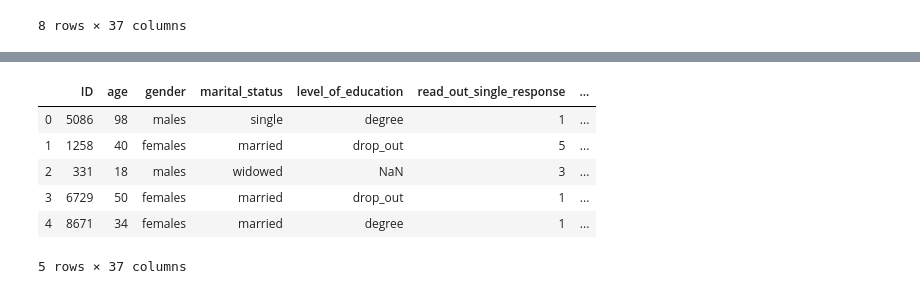
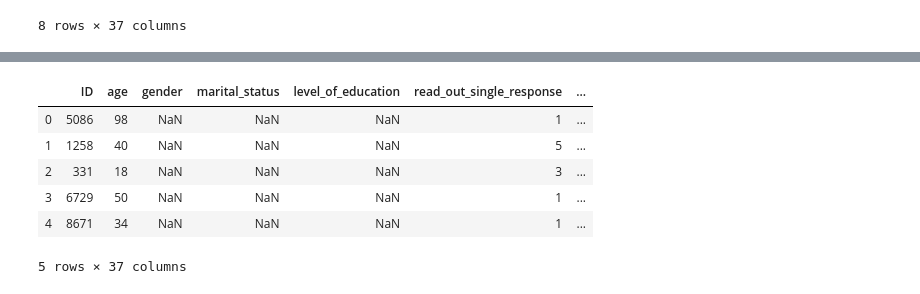
Before and after one commit to phethi10/FINANCIAL-SERVICES-USE-IN-TANZANIA, a Jupyter notebook: Untitled.ipynb, the cells around one changed output, grey strips where cells are left out. Saved outputs shown, nothing was run; the diff lists cells and outputs as text; code cells hidden in the pictures.

```diff
--- a/Untitled.ipynb
+++ b/Untitled.ipynb
@@ -82,5 +73,5 @@ Name: Q1, Length: 7094, dtype: int64
 # %%
-dataset.rename(columns={'Q1':'age','Q2':'gender','Q3':'marital_status','Q4':'level_of_education','Q5':'read_out_single_response','Q6':'do_you_personally_own_land',
+dataset.rename(columns={'Q1':'age','Q2':'gender','Q3':'marital_status','Q4':'level_of_education','Q5':'read_out_single_response','Q6':'land_owner',
                'Q7':'mobile_phone_owner','Q8_1':'salaries','Q8_2':'money_from_trading_or_selling','Q8_3':'money_from_providing_services',
                'Q8_4':'piece_work','Q8_5':'rental_income','Q8_6':'interest_from_saving','Q8_7':'pension','Q8_8':'social_welfare_money','Q8_9':'rely_on_someone_else',
                'Q8_10':'dont_get_money','Q8_11':'other','Q9':'who_do_you_work_for','Q10':'what_kind_of_thing_do_you_do','Q11':'what_kind_of_service_do_you_provide',
@@ -108,30 +89,32 @@ dataset.head()
 # %%
+age={'18','34','40','50','98'}
 number_to_gender= {1:'females', 2:'males'}
 marital_status= {1:'married', 2:'divorced', 3:'single', 4:'widowed'}
 level_of_education={1:'degree',2:'diploma',3:'drop_out',4:'no_education'}
 mobile_money={0:'no', 1:'yes'}
 salaries={0:'no',1:'yes'}
 savings={0:'no',1:'yes'}
 borrowing={0:'no',1:'yes'}
 insurance={0:'yes',1:'no'}
 mmc={1:'no_mobile_money',2:'mobiel_money_only',3:'mobile_money_one_other_financial_service'}
-
+land_owners={1:'no',2:'yes'}
+dataset.age = dataset.age.map(age)
 dataset.gender = dataset.gender.map(number_to_gender)
 dataset.marital_status = dataset.marital_status.map(marital_status)
 dataset.level_of_education = dataset.level_of_education.map(level_of_education)
 dataset.mobile_money=dataset.mobile_money.map(mobile_money)
 dataset.salaries=dataset.salaries.map(salaries)
 dataset.savings=dataset.savings.map(savings)
 dataset.borrowing=dataset.borrowing.map(borrowing)
 dataset.insurance=dataset.insurance.map(insurance)
 dataset.mobile_money_classification=dataset.mobile_money_classification.map(mmc)
-
+dataset.do_you_personally_own_land=dataset.do_you_personally_own_land.map(land_owners)
 dataset.head()
 # %% [output]
 |  | ID | age | gender | marital_status | level_of_education | read_out_single_response | ... |
-| 0 | 5086 | 98 | males | single | degree | 1 | ... |
-| 1 | 1258 | 40 | females | married | drop_out | 5 | ... |
-| 2 | 331 | 18 | males | widowed | NaN | 3 | ... |
-| 3 | 6729 | 50 | females | married | drop_out | 1 | ... |
-| 4 | 8671 | 34 | females | married | degree | 1 | ... |
+| 0 | 5086 | 98 | NaN | NaN | NaN | 1 | ... |
+| 1 | 1258 | 40 | NaN | NaN | NaN | 5 | ... |
+| 2 | 331 | 18 | NaN | NaN | NaN | 3 | ... |
+| 3 | 6729 | 50 | NaN | NaN | NaN | 1 | ... |
+| 4 | 8671 | 34 | NaN | NaN | NaN | 1 | ... |
 5 rows × 37 columns
```
Also changed, not shown: parts of 23 cells of this notebook.
